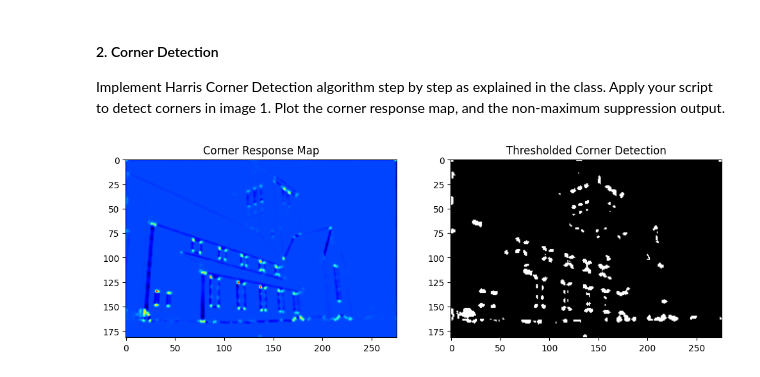
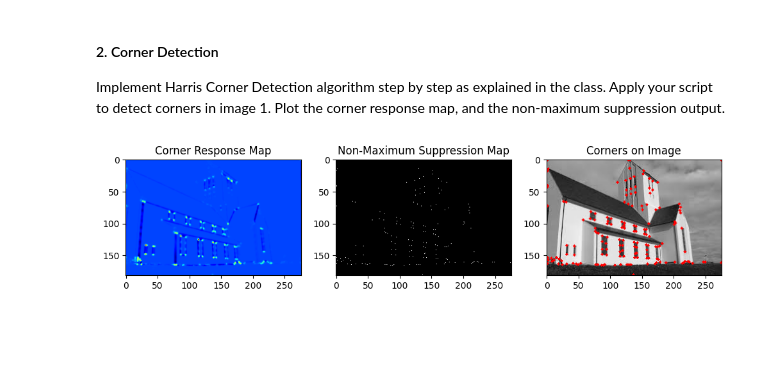
Before and after one commit to hpharen/4442-Assignments, a Jupyter notebook: Assignment 3/4442 Assignment 3 - hpate269.ipynb, the cells around one changed output. Cells and saved outputs as stored; diff of their text form; code cells hidden in the pictures; blank space fills up the shorter version.

```diff
--- a/Assignment 3/4442 Assignment 3 - hpate269.ipynb
+++ b/Assignment 3/4442 Assignment 3 - hpate269.ipynb
@@ -159,38 +160,65 @@ If noise reduction is important, Gaussian derivative filtering is better.
 #### 2. Corner Detection
 Implement Harris Corner Detection algorithm step by step as explained in the class. Apply your script to detect corners in image 1. Plot the corner response map, and the non-maximum suppression output.
 # %%
-def harris_corner_detection(image, k=0.04, threshold=0.01):
+def harris_corner_detection(image, k=0.04, window_size=3):
     Ix = convolution(image, Sx)
     Iy = convolution(image, Sy)
 
     Ixx = Ix**2
     Iyy = Iy**2
     Ixy = Ix * Iy
 
     gaussian_k = gaussian_kernel_2d(5, 1)
     Sxx = convolution(Ixx, gaussian_k)
     Syy = convolution(Iyy, gaussian_k)
     Sxy = convolution(Ixy, gaussian_k)
 
     detM = (Sxx * Syy) - (Sxy**2)
     traceM = Sxx + Syy
     R = detM - k * (traceM**2)
 
-    corner_map = np.zeros_like(R)
-    corner_map[R > threshold * R.max()] = 255
+    return R
 
-    return R, corner_map
+def non_maximum_suppression(R, window_size=3, threshold=0.01):
+    corner_map = np.zeros_like(R, dtype=bool)
+    height, width = R.shape
+    pad_size = window_size // 2
+    padded_R = np.pad(R, pad_size, mode='constant', constant_values=0)
 
-response, corners = harris_corner_detection(image_array)
+    for y in range(height):
+        for x in range(width):
+            window = padded_R[y:y+window_size, x:x+window_size]
+            if R[y, x] == window.max() and R[y, x] > threshold * R.max():
+                corner_map[y, x] = True
+    return corner_map
 
-plt.figure(figsize=(12, 4))
-plt.subplot(1, 2, 1)
+
+image_array = cv2.imread("image1.png", cv2.IMREAD_GRAYSCALE)
+
+response = harris_corner_detection(image_array)
+
+corner_map = non_maximum_suppression(response)
+corner_coords = np.argwhere(corner_map)
+
+image_rgb = cv2.cvtColor(image_array, cv2.COLOR_GRAY2RGB)
+
+for y, x in corner_coords:
+    cv2.circle(image_rgb, (x, y), 2, (255, 0, 0), -1)
+
+plt.figure(figsize=(12, 6))
+
+plt.subplot(1, 3, 1)
 plt.title("Corner Response Map")
 plt.imshow(response, cmap='jet')
 
-plt.subplot(1, 2, 2)
-plt.title("Thresholded Corner Detection")
-plt.imshow(corners, cmap='gray')
+plt.subplot(1, 3, 2)
+plt.title("Non-Maximum Suppression Map")
+plt.imshow(corner_map, cmap='gray')
+
+plt.subplot(1, 3, 3)
+plt.title("Corners on Image")
+plt.imshow(image_rgb)
+
 plt.show()
 # %% [output]
-[figure, old version]
+[figure, new version]
```
Also changed, not shown: parts of 1 cell of this notebook.
